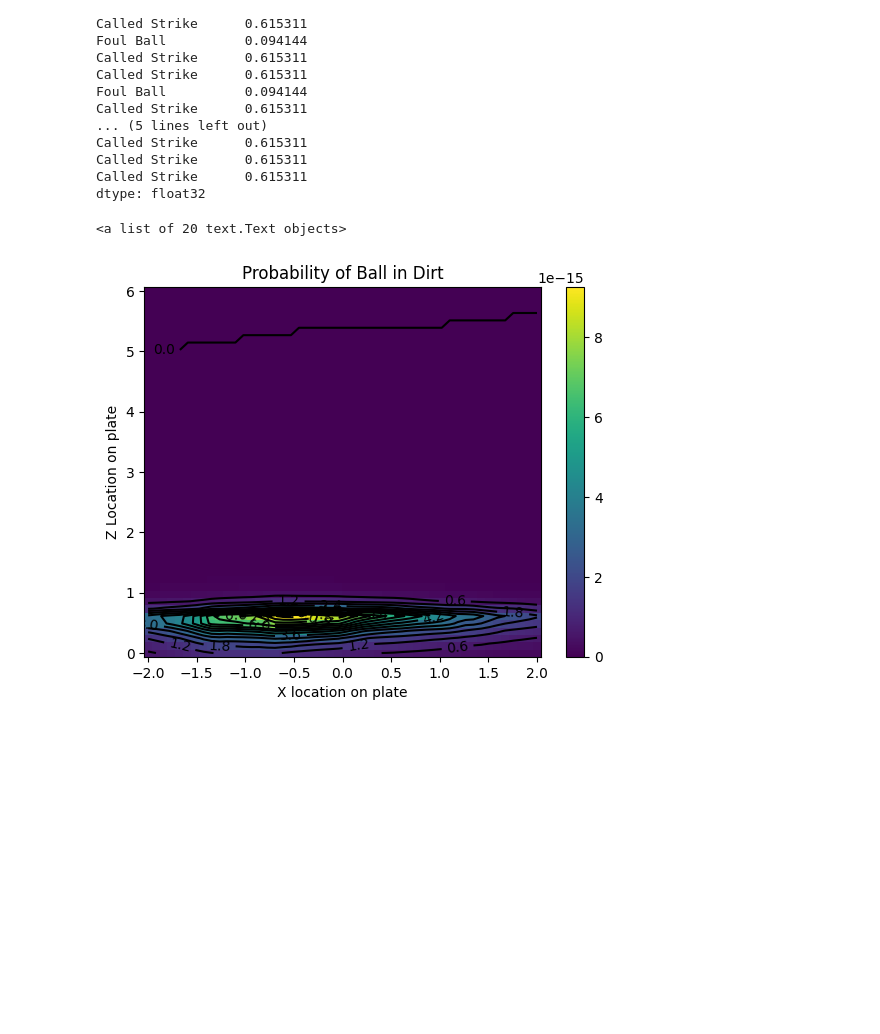
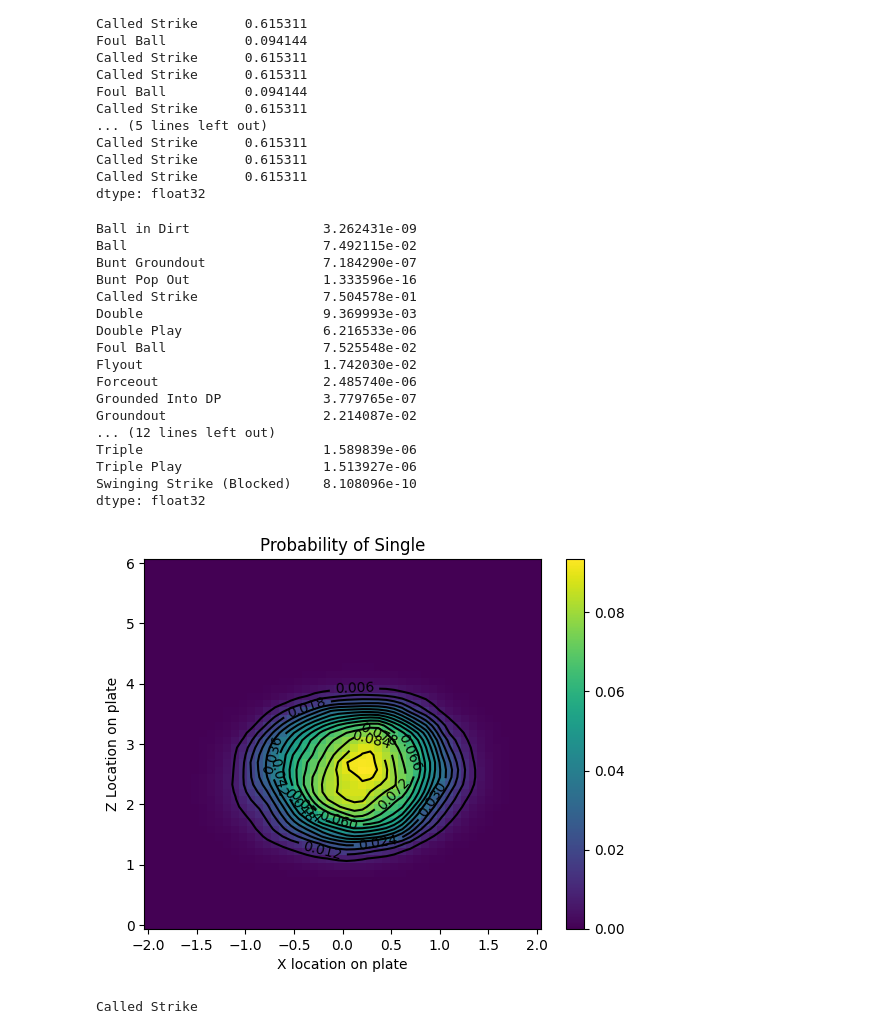
Before and after one commit to CarterTegen/4240BaseballProject, a Jupyter notebook: scripts/event_NN.ipynb, the cells around one changed output. Drawn from its saved outputs; the diff is of its cells as text; code cells hidden in the pictures; blank space fills up the shorter version.

```diff
--- a/scripts/event_NN.ipynb
+++ b/scripts/event_NN.ipynb
@@ -35,12 +35,11 @@ context = context.rename(columns={"p_throws":"p_isrighty", "stand":"b_isrighty",
 combined_inputs = pd.concat([inputs, context], axis=1)
 # print(combined_inputs.columns)
 #Normalization
-scaler = StandardScaler().fit(combined_inputs)
+scaler = StandardScaler().fit(combined_inputs.values)
 combined_inputs = scaler.transform(combined_inputs)
 dump(scaler, open('scaler.pkl', 'wb'))
 
-# nn_data = pd.concat([combined_inputs, combined_data[OUTPUT_COLUMNS]], axis=1)
-# nn_data.to_hdf("../source_files/model_data.hdf5", key="df")
+
 
 raw_outputs = pd.get_dummies(combined_data["pitch_event"], dtype="float")
 event_names = raw_outputs.columns
@@ -62,8 +61,10 @@ rename_dict = {
 #print(pd.DataFrame(event_names.values))
 event_names = pd.DataFrame(event_names.values).replace(to_replace=rename_dict)
 # print(event_names)
-
+print(combined_data["pitch_event"].value_counts())
 combined_inputs = torch.tensor(combined_inputs, dtype=torch.float32).cuda()
 outputs = torch.tensor(raw_outputs.values, dtype=torch.float32).cuda()
+
+print(event_names)
 # %% [output]
 Requirement already satisfied: tables in /usr/local/lib/python3.9/dist-packages (3.8.0)
@@ -344,8 +366,8 @@ PITCH_TYPES = ['CH', 'CU', 'FC', 'FF', 'FS', 'FT', 'KC', 'KN', 'SI', 'SL']
 pitches = [inputs["pitch_type"]==val for val in PITCH_TYPES]
 pitches = pd.Series(pitches, index=PITCH_TYPES, dtype=float)
 
-model = "/event/models/HL1_512.pt"
-model = torch.load(MODEL_SAVE_PATH)
+model = "event/models/HL1_512.pt"
+model = torch.load(model, map_location=torch.device('cpu'))
 model.eval()
 inputs = pd.Series([inputs["start_speed"], inputs["spin_rate"], inputs["spin_dir"], inputs["px"], inputs["pz"]], index=["start_speed", "spin_rate", "spin_dir", "px", "pz"], dtype=float)
 
@@ -403,10 +409,10 @@ dtype: float32
 context = {
     "b_score": 0,
     "p_score": 0,
-    "b_count": 0,
-    "s_count": 0,
+    "b_count": 3,
+    "s_count": 1,
     "outs": 0,
-    "pitch_num": 1,
+    "pitch_num": 5,
     "on_1b": 0,
     "on_2b": 0,
     "on_3b": 0,
@@ -436,7 +442,7 @@ pitches = pd.Series(pitches, index=PITCH_TYPES, dtype=float)
 
 model_path = "scripts/event/models/HL1_512.pt"
 model = torch.load(model_path)
-model = model.to(torch.device("cuda"))
+# model = model.to(torch.device("cuda"))
 
 model.eval()
 torch.no_grad()
@@ -447,33 +453,60 @@ pitch = pd.concat([inputs, pitches, context])
 scaler = load(open('scripts/scaler.pkl', 'rb'))
 
 # pitch = scaler.transform(np.array(pitch.values).reshape(1, -1))
 #print(pitch_to)
 # probabilities = model(torch.tensor(pitch, dtype=torch.float32).cuda())
 # probabilities = pd.Series(probabilities.detach().cpu().numpy()[0], index=event_names.transpose().to_numpy()[0])
 
 # print(probabilities["Ball"])
-item = "Ball in Dirt"
+item = "Single"
 n = 50
 px, pz = np.meshgrid(np.linspace(-2, 2, n), np.linspace(0, 6, n))
 scores = np.zeros((n, n))
 for i in range(len(px)):
     for j in range(len(pz)):
         pitch["px"], pitch["pz"] = px[i,j], pz[i,j]
         to_model = scaler.transform(np.array(pitch.values).reshape(1, -1))
         probabilities = model(torch.tensor(to_model, dtype=torch.float32).cuda())
         probabilities = pd.Series(probabilities.detach().cpu().numpy()[0], index=event_names.transpose().to_numpy()[0])
         scores[i, j] = probabilities[item]
 
 
 
 plt.figure()
 plt.pcolor(px, pz, scores)
 plt.colorbar()
 plt.title("Probability of " + item)
 plt.xlabel("X location on plate")
 plt.ylabel("Z Location on plate")
 cs = plt.contour(px, pz, scores, 15, colors="black")
 plt.clabel(cs)
+
+pitch["px"], pitch["pz"] = -0.7, 2
+to_model = scaler.transform(np.array(pitch.values).reshape(1, -1))
+probabilities = model(torch.tensor(to_model, dtype=torch.float32).cuda())
+probabilities = pd.Series(probabilities.detach().cpu().numpy()[0], index=event_names.transpose().to_numpy()[0])
+print(probabilities)
 # %% [output]
-<a list of 20 text.Text objects>
+Ball in Dirt                 3.262431e-09
+Ball                         7.492115e-02
+Bunt Groundout               7.184290e-07
+Bunt Pop Out                 1.333596e-16
+Called Strike                7.504578e-01
+Double                       9.369993e-03
+Double Play                  6.216533e-06
+Foul Ball                    7.525548e-02
+Flyout                       1.742030e-02
+Forceout                     2.485740e-06
+Grounded Into DP             3.779765e-07
+Groundout                    2.214087e-02
+... (12 lines left out)
+Triple                       1.589839e-06
+Triple Play                  1.513927e-06
+Swinging Strike (Blocked)    8.108096e-10
+dtype: float32
-[figure, old version]
+[figure, new version]
+# %%
+event = probabilities.sample(weights = probabilities.values).index[0]
+print(event)
+# %% [output]
+Called Strike
```
Also changed, not shown: parts of 4 cells of this notebook, 7 other files.
